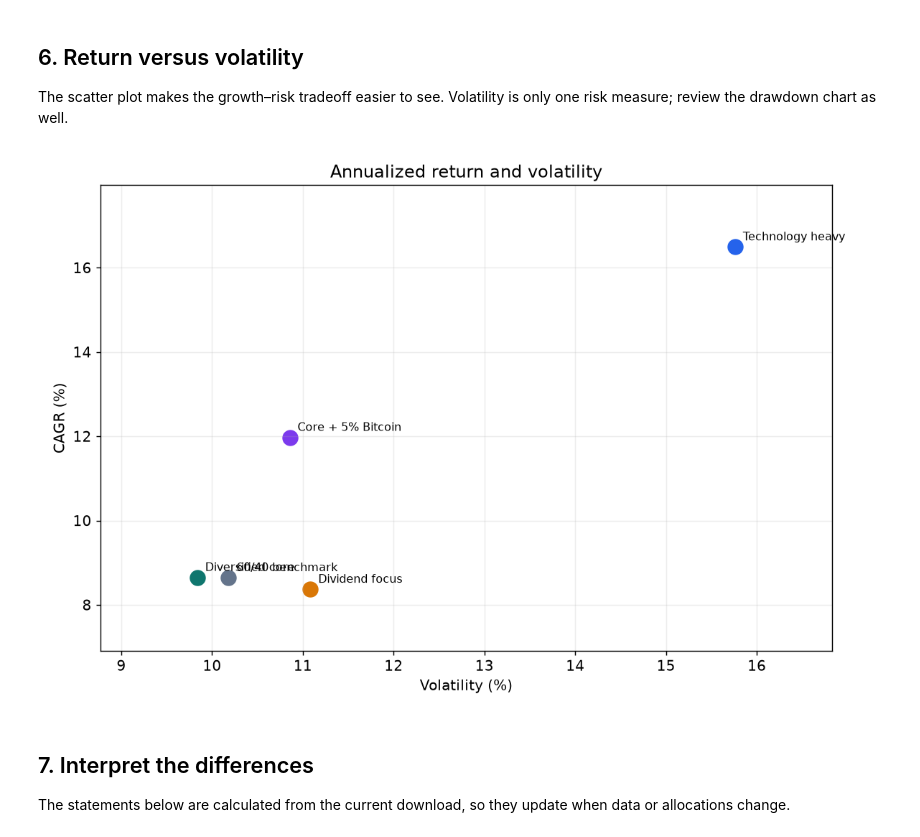
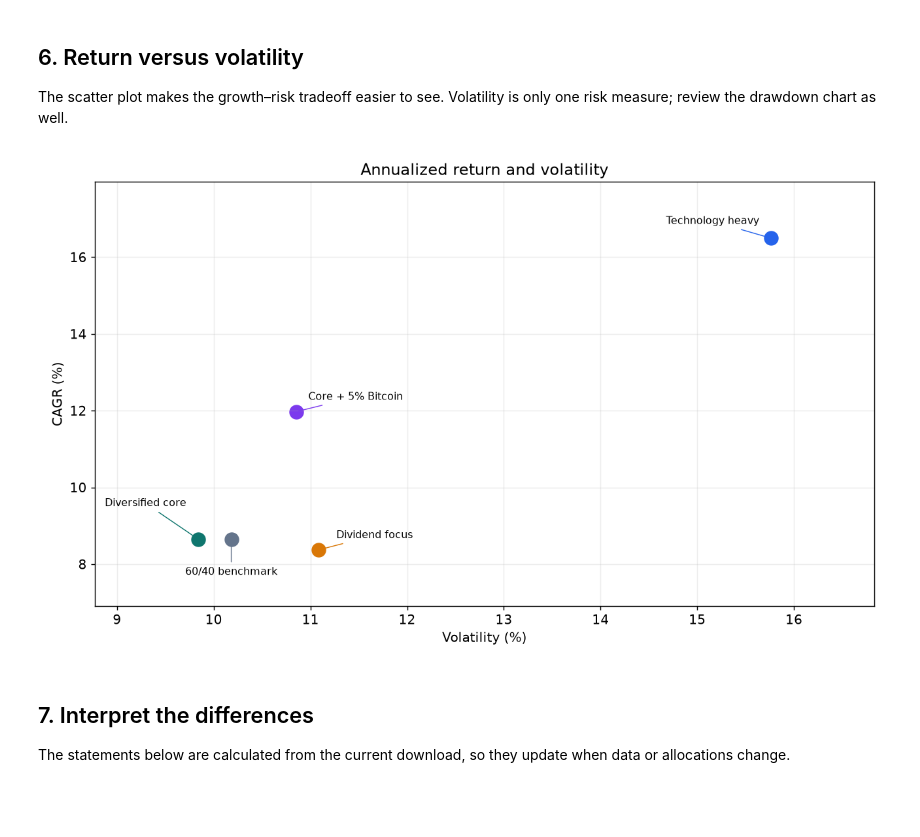
Before and after one commit to chriszavaro/Comprehensive-Asset-Allocation-Portfolio-Backtesting, a Jupyter notebook: scenario_comparison.ipynb, the cells around one changed output. Saved outputs shown, nothing was run; the diff lists cells and outputs as text; code cells hidden in the pictures; blank space fills up the shorter version.

```diff
--- a/scenario_comparison.ipynb
+++ b/scenario_comparison.ipynb
@@ -117,18 +117,27 @@ Date
 
 The scatter plot makes the growth–risk tradeoff easier to see. Volatility is only one risk measure; review the drawdown chart as well.
 # %%
-fig, ax = plt.subplots(figsize=(9, 6))
+fig, ax = plt.subplots(figsize=(10, 6))
+label_positions = {
+    'Diversified core': (-10, 28, 'right'),
+    '60/40 benchmark': (0, -30, 'center'),
+    'Dividend focus': (15, 10, 'left'),
+    'Core + 5% Bitcoin': (10, 10, 'left'),
+    'Technology heavy': (-10, 12, 'right'),
+}
 for name, row in summary.iterrows():
     ax.scatter(row['Volatility'] * 100, row['CAGR'] * 100,
                s=130, color=colors[name], label=name)
+    dx, dy, align = label_positions[name]
     ax.annotate(name, (row['Volatility'] * 100, row['CAGR'] * 100),
-                xytext=(6, 5), textcoords='offset points', fontsize=9)
+                xytext=(dx, dy), textcoords='offset points', fontsize=9, ha=align,
+                arrowprops={'arrowstyle': '-', 'color': colors[name], 'lw': .8})
 ax.set(title='Annualized return and volatility', xlabel='Volatility (%)', ylabel='CAGR (%)')
 ax.margins(.18)
 plt.tight_layout()
 plt.show()
 # %% [output]
-[figure, old version]
+[figure, new version]
 # %% [markdown]
 ## 7. Interpret the differences
 
```
Also changed, not shown: parts of 1 cell of this notebook, 5 other files.
